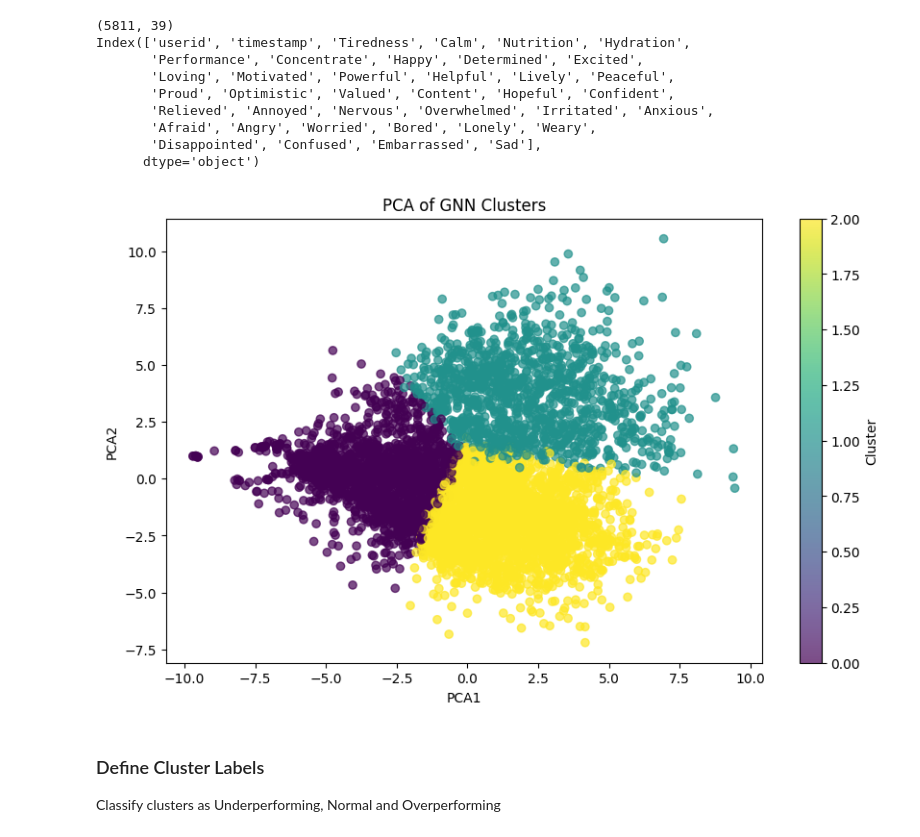
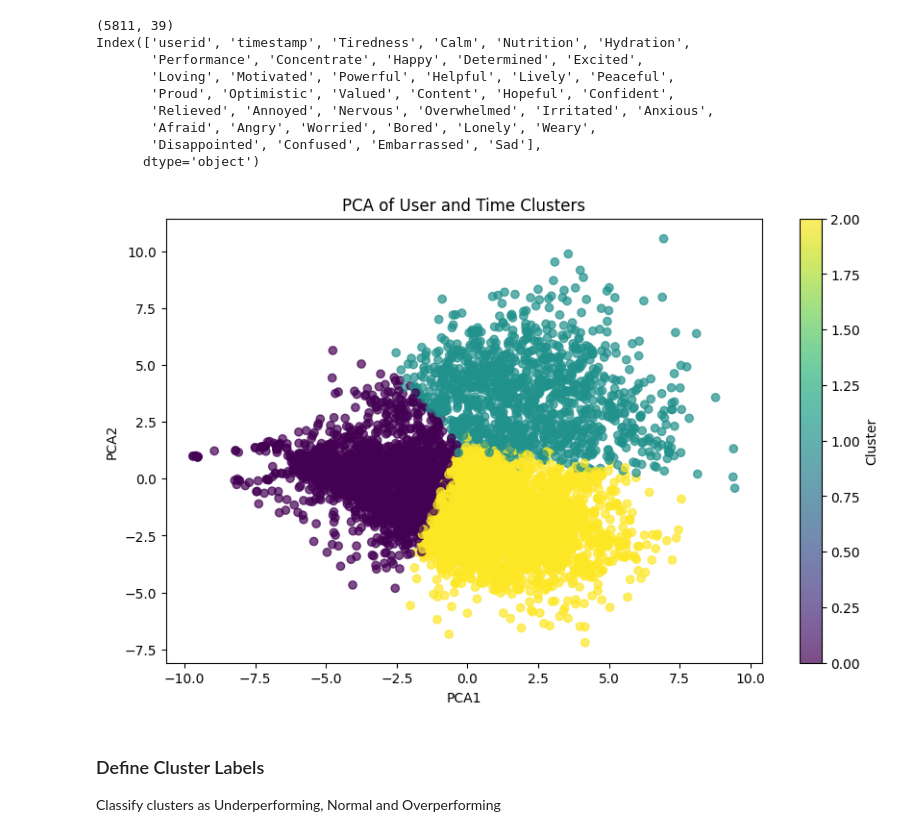
Before and after one commit to chiarapaglioni/UserStates-Clustering, a Jupyter notebook: Athletes-Clustering.ipynb, the cells around one changed output. Cells and saved outputs as stored; diff of their text form; code cells hidden in the pictures.

```diff
--- a/Athletes-Clustering.ipynb
+++ b/Athletes-Clustering.ipynb
@@ -946,35 +958,39 @@ meta_cols = ['userid', 'timestamp']
 df_pca = graph_df[meta_cols + gnn_features].dropna(subset=gnn_features, how='all').copy()
 df_pca[gnn_features] = df_pca[gnn_features].fillna(0)
 
 scaler = StandardScaler()
 X_scaled = scaler.fit_transform(df_pca[gnn_features])
 
 # KMeans Clustering
 n_clusters = 3
 kmeans = KMeans(n_clusters=n_clusters, random_state=42)
 cluster_labels = kmeans.fit_predict(X_scaled)
 
 # Add cluster labels to DataFrame
 df_pca['Cluster'] = cluster_labels
 
 # Apply PCA to reduce data to 2D for visualization
 pca_graph = PCA(n_components=2)
 pca_result = pca_graph.fit_transform(X_scaled)
 
 # Add the PCA results to the dataframe
 df_pca['PCA1'] = pca_result[:, 0]
 df_pca['PCA2'] = pca_result[:, 1]
 
 # Plot the clusters in 2D space
 plt.figure(figsize=(10, 6))
 plt.scatter(df_pca['PCA1'], df_pca['PCA2'], c=df_pca['Cluster'], cmap='viridis', alpha=0.7)
-plt.title('PCA of GNN Clusters')
+plt.title('PCA of User and Time Clusters')
 plt.xlabel('PCA1')
 plt.ylabel('PCA2')
 plt.colorbar(label='Cluster')
+
+plot_path = "plots/pca-gnn.png"
+plt.savefig(plot_path, bbox_inches='tight')
+
 plt.show()
 # %% [output]
-[figure, old version]
+[figure, new version]
 # %% [markdown]
 ### Define Cluster Labels
 Classify clusters as Underperforming, Normal and Overperforming
```
Also changed, not shown: parts of 9 cells of this notebook, 7 other files.
